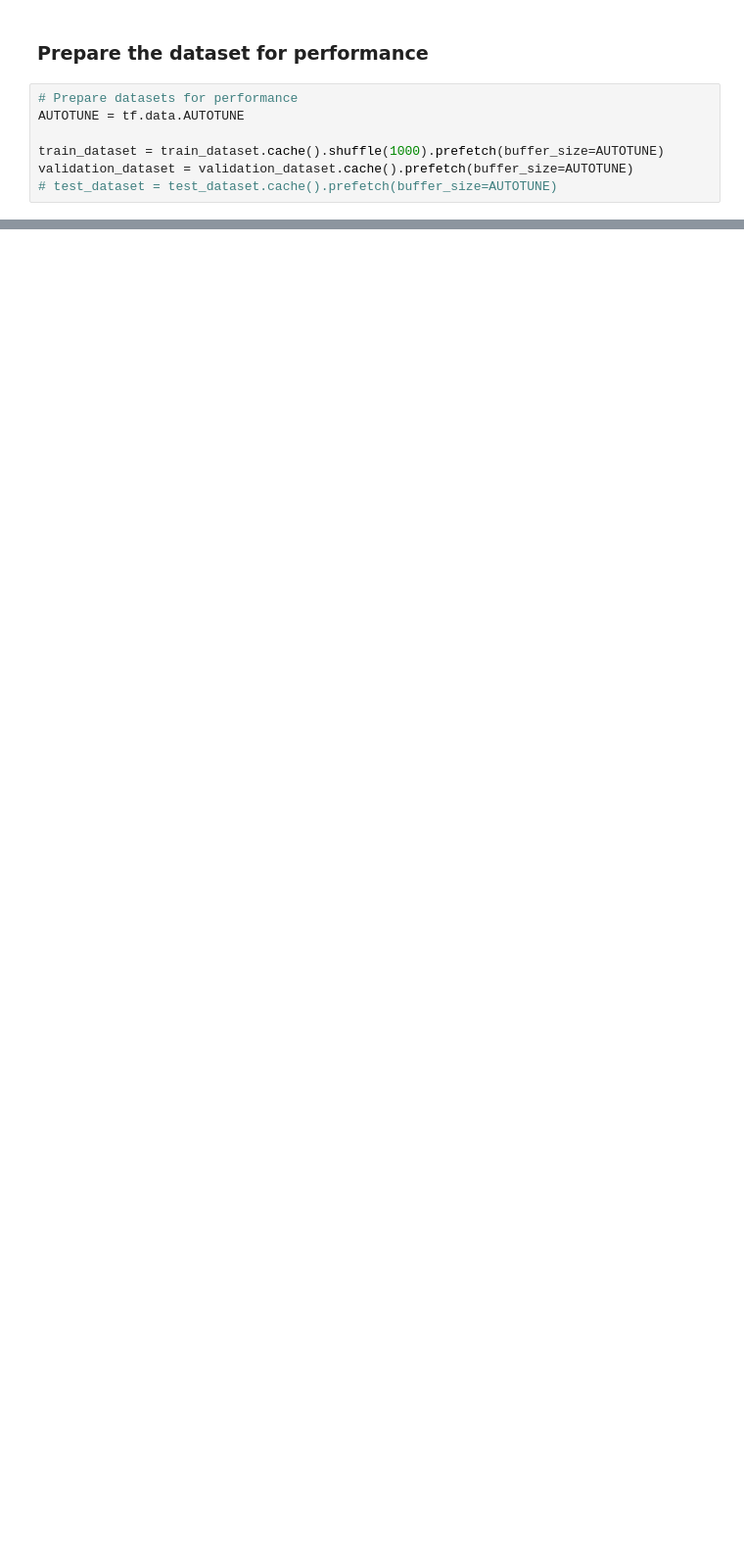
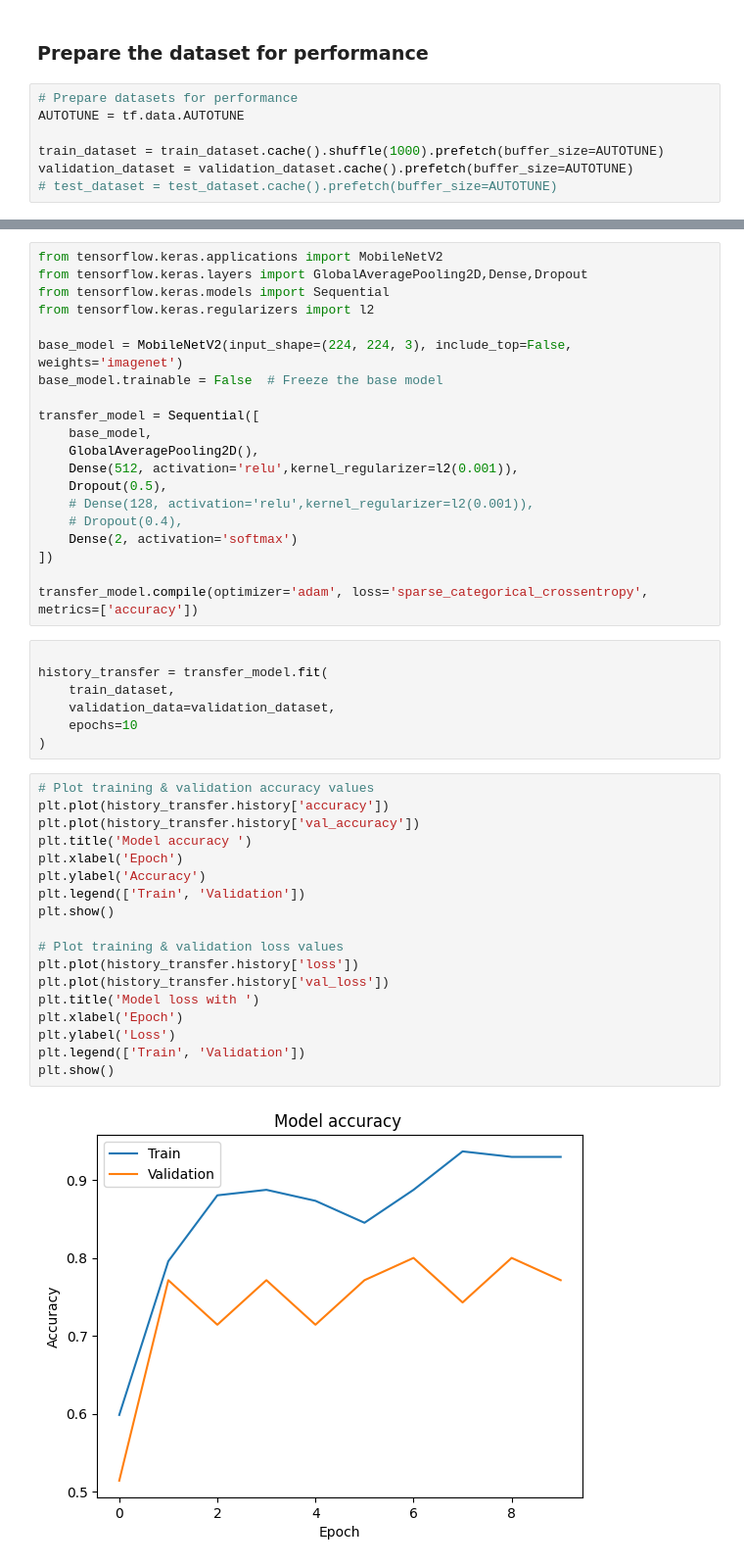
Before and after one commit to Dilshan-Lakruwan99/mood_detection, a Jupyter notebook: src/notebook/mood_classifier.ipynb, the cells around one changed output, grey strips where cells are left out. Shown at 98% size. Drawn from its saved outputs; the diff is of its cells as text; blank space fills up the shorter version.

```diff
--- a/src/notebook/mood_classifier.ipynb
+++ b/src/notebook/mood_classifier.ipynb
@@ -365,0 +287,47 @@ array([0, 1, 0, 1, 0, 0, 0, 0, 0, 0, 1, 0, 0, 1, 0, 0, 0, 1, 0, 0, 1, 0,
+# %%
+from tensorflow.keras.applications import MobileNetV2
+from tensorflow.keras.layers import GlobalAveragePooling2D,Dense,Dropout
+from tensorflow.keras.models import Sequential
+from tensorflow.keras.regularizers import l2
+
+base_model = MobileNetV2(input_shape=(224, 224, 3), include_top=False, weights='imagenet')
+base_model.trainable = False  # Freeze the base model
+
+transfer_model = Sequential([
+    base_model,
+    GlobalAveragePooling2D(),
+    Dense(512, activation='relu',kernel_regularizer=l2(0.001)),
+    Dropout(0.5),
+    # Dense(128, activation='relu',kernel_regularizer=l2(0.001)),
+    # Dropout(0.4),
+    Dense(2, activation='softmax')
+])
+
+transfer_model.compile(optimizer='adam', loss='sparse_categorical_crossentropy', metrics=['accuracy'])
+# %%
+
+history_transfer = transfer_model.fit(
+    train_dataset,
+    validation_data=validation_dataset,
+    epochs=10
+)
+# %%
+# Plot training & validation accuracy values
+plt.plot(history_transfer.history['accuracy'])
+plt.plot(history_transfer.history['val_accuracy'])
+plt.title('Model accuracy ')
+plt.xlabel('Epoch')
+plt.ylabel('Accuracy')
+plt.legend(['Train', 'Validation'])
+plt.show()
+
+# Plot training & validation loss values
+plt.plot(history_transfer.history['loss'])
+plt.plot(history_transfer.history['val_loss'])
+plt.title('Model loss with ')
+plt.xlabel('Epoch')
+plt.ylabel('Loss')
+plt.legend(['Train', 'Validation'])
+plt.show()
+# %% [output]
+[figure, added]
```
Also changed, not shown: parts of 51 cells of this notebook.
